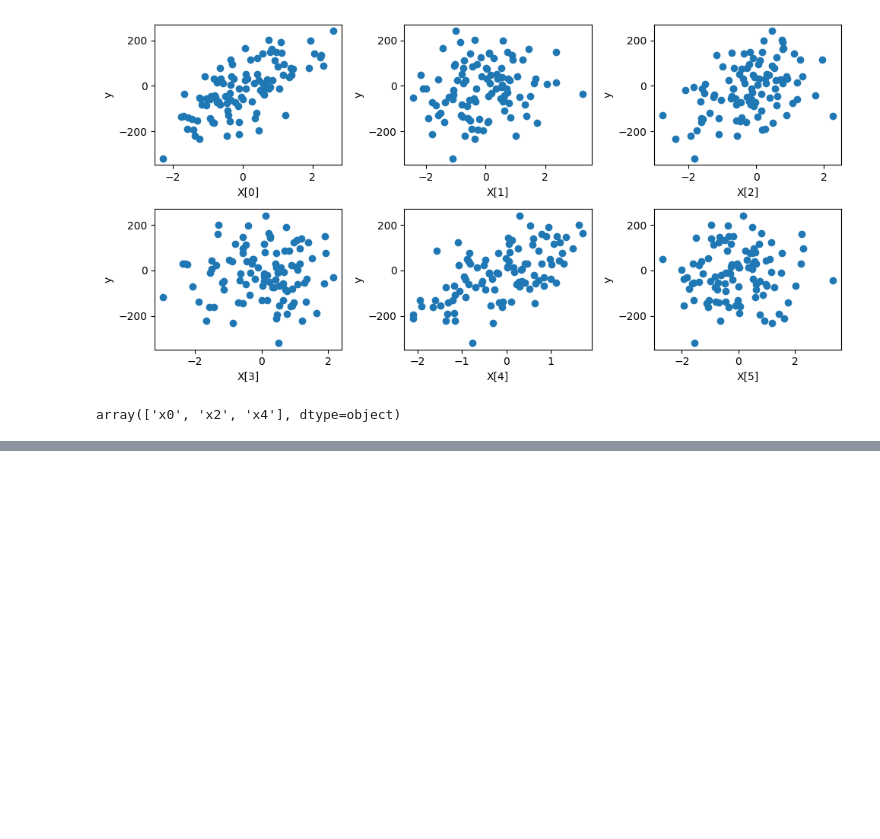
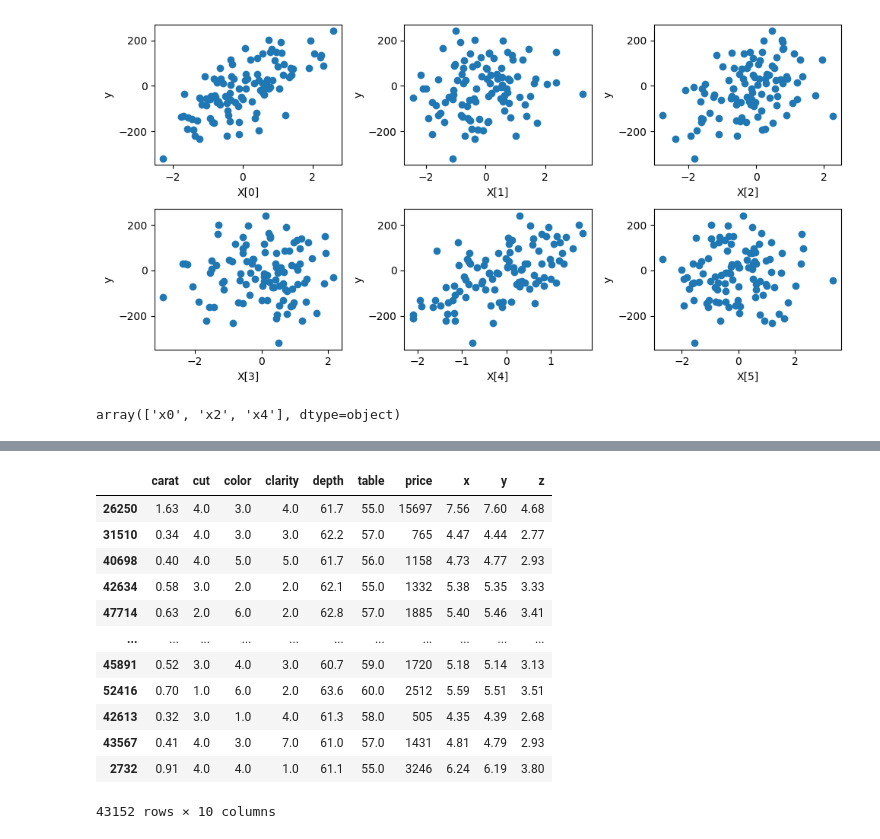
Before and after one commit to MouloudB-24/MP-PRO, a Jupyter notebook: entrainement.ipynb, the cells around one changed output, grey strips where cells are left out. Drawn from its saved outputs; the diff is of its cells as text; code cells hidden in the pictures; blank space fills up the shorter version.

Commit message:
exemple simple de pipeline de preprocessing (encoding et normalization)

```diff
--- a/entrainement.ipynb
+++ b/entrainement.ipynb
@@ -1457,0 +1463,3 @@ array(['x0', 'x2', 'x4'], dtype=object)
+# %%
+df = sns.load_dataset('diamonds')
+df.head()
@@ -1457,0 +1475,2 @@ array(['x0', 'x2', 'x4'], dtype=object)
+# %%
+train_set, test_set = train_test_split(df, test_size=0.2, random_state=0)
@@ -1457,0 +1485,12 @@ array(['x0', 'x2', 'x4'], dtype=object)
+# %%
+cut_order = ['Fair', 'Good', 'Very Good', 'Premium', 'Ideal']
+color_order = ['J', 'I', 'H', 'G', 'F', 'E', 'D']
+clarity_order = ['I1', 'SI2', 'SI1', 'VS2', 'VS1', 'VVS2', 'VVS1', 'IF']
+
+encoder = OrdinalEncoder(
+    categories=[cut_order, color_order, clarity_order],
+    handle_unknown="use_encoded_value",
+    unknown_value=-1,
+    )
+encoding_results = encoder.fit_transform(train_set[['cut', 'color', 'clarity']])
+encoding_results
@@ -1457,0 +1505,18 @@ array(['x0', 'x2', 'x4'], dtype=object)
+# %%
+train_set.loc[:, ['cut', 'color', 'clarity']] = encoding_results
+# %%
+train_set
+# %% [output]
+|  | carat | cut | color | clarity | depth | table | price | x | y | z |
+| 26250 | 1.63 | 4.0 | 3.0 | 4.0 | 61.7 | 55.0 | 15697 | 7.56 | 7.60 | 4.68 |
+| 31510 | 0.34 | 4.0 | 3.0 | 3.0 | 62.2 | 57.0 | 765 | 4.47 | 4.44 | 2.77 |
+| 40698 | 0.40 | 4.0 | 5.0 | 5.0 | 61.7 | 56.0 | 1158 | 4.73 | 4.77 | 2.93 |
+| 42634 | 0.58 | 3.0 | 2.0 | 2.0 | 62.1 | 55.0 | 1332 | 5.38 | 5.35 | 3.33 |
+| 47714 | 0.63 | 2.0 | 6.0 | 2.0 | 62.8 | 57.0 | 1885 | 5.40 | 5.46 | 3.41 |
+| ... | ... | ... | ... | ... | ... | ... | ... | ... | ... | ... |
+| 45891 | 0.52 | 3.0 | 4.0 | 3.0 | 60.7 | 59.0 | 1720 | 5.18 | 5.14 | 3.13 |
+| 52416 | 0.70 | 1.0 | 6.0 | 2.0 | 63.6 | 60.0 | 2512 | 5.59 | 5.51 | 3.51 |
+| 42613 | 0.32 | 3.0 | 1.0 | 4.0 | 61.3 | 58.0 | 505 | 4.35 | 4.39 | 2.68 |
+| 43567 | 0.41 | 4.0 | 3.0 | 7.0 | 61.0 | 57.0 | 1431 | 4.81 | 4.79 | 2.93 |
+| 2732 | 0.91 | 4.0 | 4.0 | 1.0 | 61.1 | 55.0 | 3246 | 6.24 | 6.19 | 3.80 |
+43152 rows × 10 columns
```
Also changed, not shown: parts of 15 cells of this notebook.
